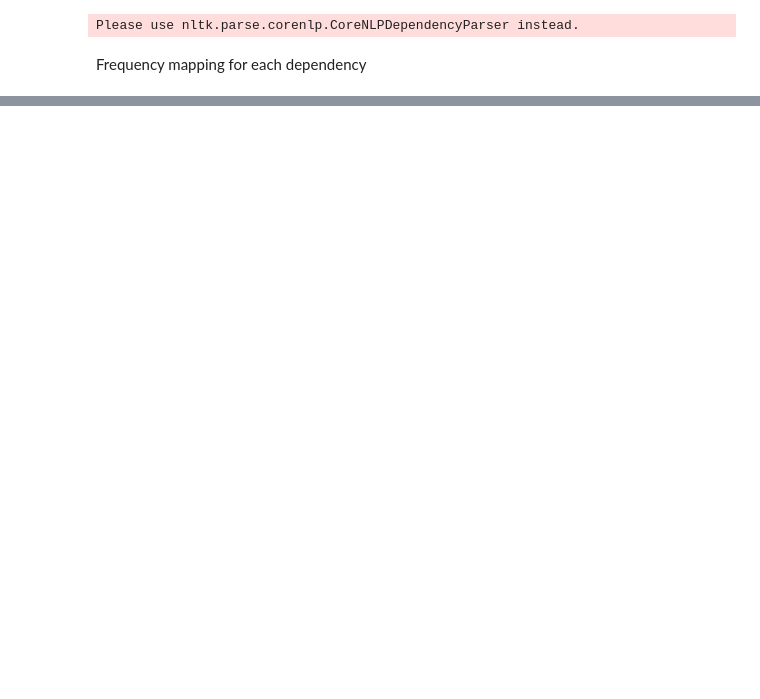
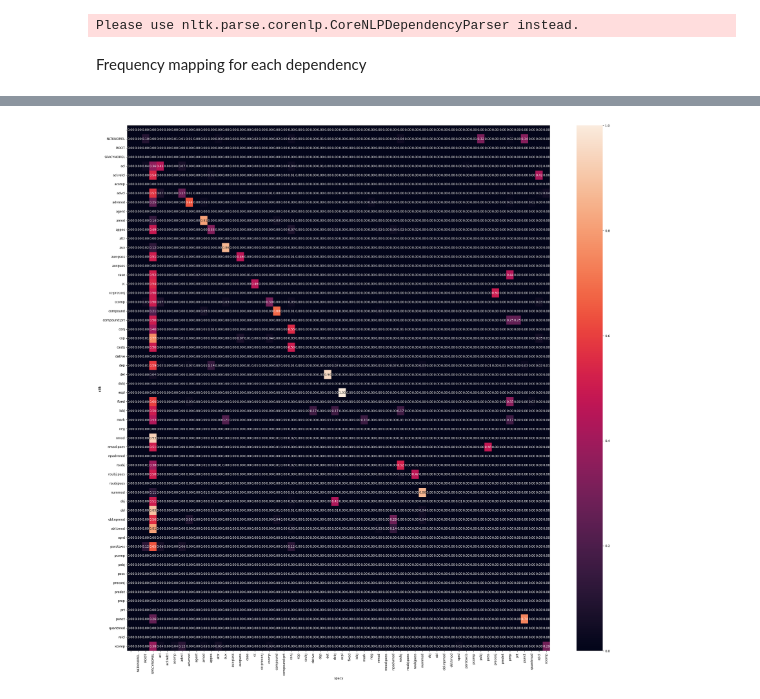
Before and after one commit to ManilBen/dsproject-2023, a Jupyter notebook: Part2/part2.ipynb, the cells around one changed output, grey strips where cells are left out. Saved outputs shown, nothing was run; the diff lists cells and outputs as text; code cells hidden in the pictures; blank space fills up the shorter version.

```diff
--- a/Part2/part2.ipynb
+++ b/Part2/part2.ipynb
@@ -253,0 +266,20 @@ print(ConfusionMatrix(list(zip(*shared_rel_in_sentences))[2], list(zip(*shared_r
+# %%
+not_in_spacy_rels = []
+spacy_udrel_only = [ [(token.head.text, token.dep_, token.text)  for token in sent ] for sent in spacy_tokens_sentences ]
+for i, sent in enumerate(nltk_dep_sentences):
+    for relation in sent:
+        # check if a relation is in spacy but not nltk
+        if not relation in spacy_udrel_only[i]:
+                not_in_spacy_rels.append((relation[2], relation[0], relation[1], "SPACYNOREL"))
+# %%
+all_rels = shared_rel_in_sentences + not_in_spacy_rels
+cm = confusion_matrix(list(zip(*all_rels))[2], list(zip(*all_rels))[3], normalize="true")
+cols = sorted(list(set(list(zip(*all_rels))[2]+list(zip(*all_rels))[3])))
+fig, ax = plt.subplots(figsize=(30,30))
+sns.heatmap(cm, annot=True, fmt='.2f', xticklabels=cols, yticklabels=cols)
+
+plt.ylabel('nltk')
+plt.xlabel('spacy')
+plt.show(block=False)
+# %% [output]
+[figure, added]
```
Also changed, not shown: parts of 15 cells of this notebook.
